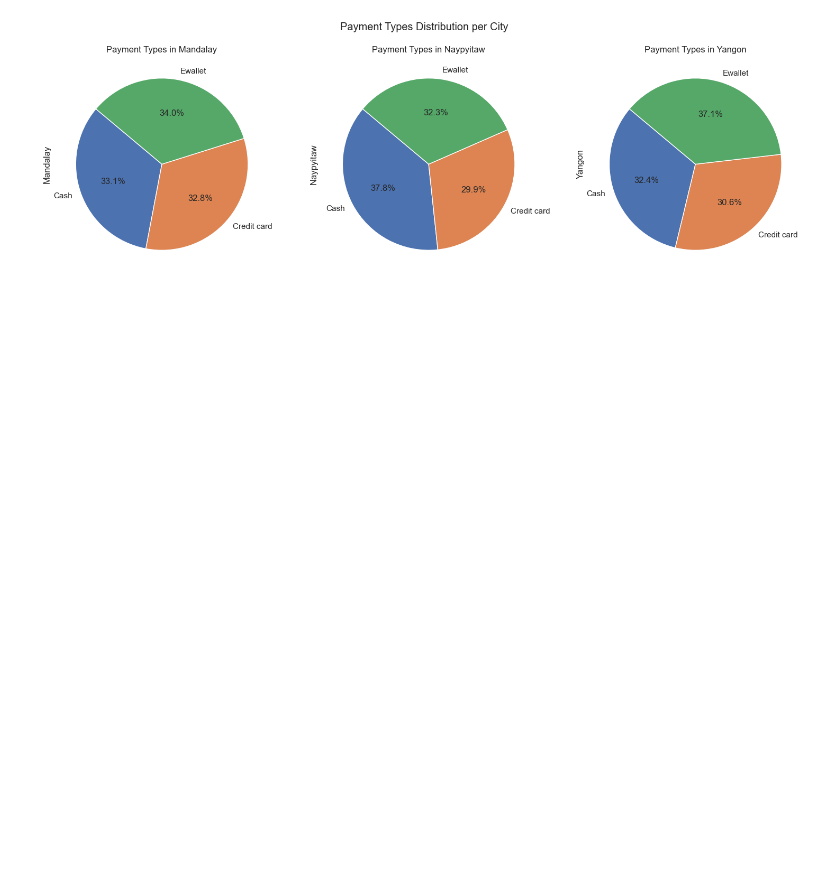
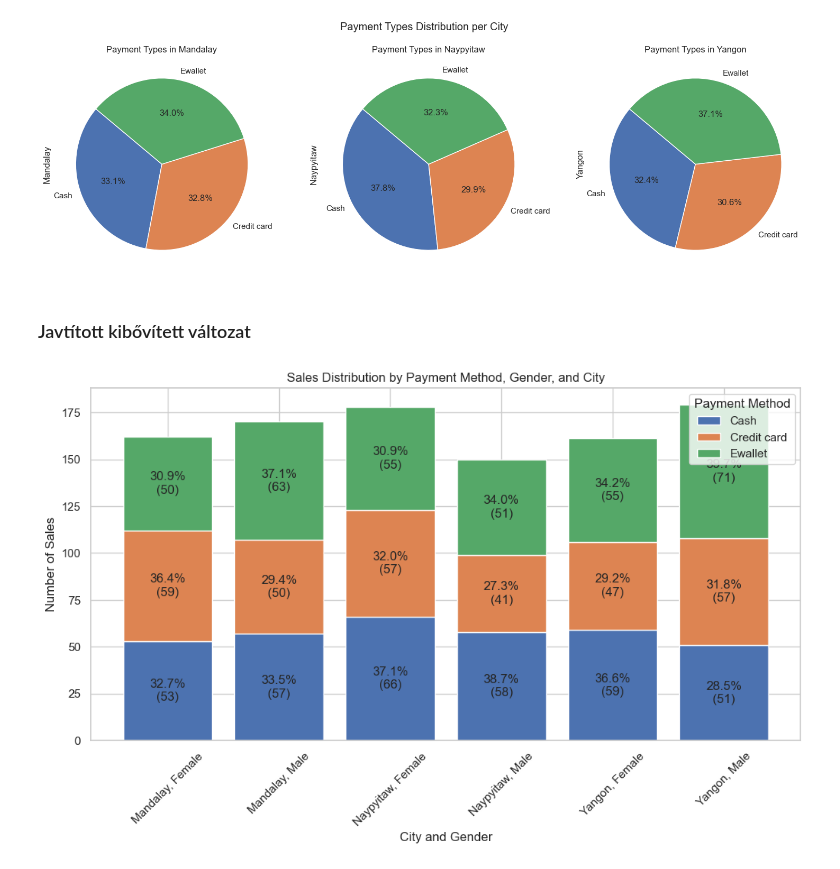
Before and after one commit to zsolt-boda/Viz_Bead, a Jupyter notebook: main.ipynb, the cells around one changed output. Cells and saved outputs as stored; diff of their text form; code cells hidden in the pictures; blank space fills up the shorter version.

```diff
--- a/main.ipynb
+++ b/main.ipynb
@@ -297,3 +293,55 @@ plt.subplots_adjust(top=0.85)  # Adjust the top padding for the suptitle
 plt.show()
 # %% [output]
 [figure]
+# %% [markdown]
+### Javtított kibővített változat
+# %%
+import pandas as pd
+import matplotlib.pyplot as plt
+
+# Load your dataset
+# data = pd.read_csv('your_dataset.csv')
+
+# Group data by City, Gender, and Payment, and count the number of sales
+grouped_data = data.groupby(['City', 'Gender', 'Payment']).size().reset_index(name='Count')
+
+# Create a new column for combined City and Gender
+grouped_data['City_Gender'] = grouped_data['City'] + ', ' + grouped_data['Gender']
+
+# Pivot the data for plotting
+pivot_data = grouped_data.pivot(index='City_Gender', columns='Payment', values='Count').fillna(0)
+
+# Calculate the total count for each city-gender combination
+total_counts = pivot_data.sum(axis=1)
+
+# Calculate percentages
+percentages = pivot_data.div(total_counts, axis=0) * 100
+
+# Plot
+fig, ax = plt.subplots(figsize=(12, 6))
+bottom = None
+for payment_method in pivot_data.columns:
+    values = pivot_data[payment_method]
+    ax.bar(pivot_data.index, values, bottom=bottom, label=payment_method)
+    bottom = values if bottom is None else bottom + values
+
+# Add value labels
+for idx, row in percentages.iterrows():
+    for i, payment_method in enumerate(row.index):
+        count = pivot_data.loc[idx, payment_method]
+        percentage = row[payment_method]
+        if count > 0:
+            y_position = pivot_data.loc[idx, :payment_method].sum() - (count / 2)
+            ax.text(idx, y_position, f'{percentage:.1f}%\n({count})', ha='center', va='center')
+
+# Set titles and labels
+ax.set_title('Sales Distribution by Payment Method, Gender, and City')
+ax.set_xlabel('City and Gender')
+ax.set_ylabel('Number of Sales')
+ax.legend(title='Payment Method')
+plt.xticks(rotation=45)
+
+# Show the plot
+plt.show()
+# %% [output]
+[figure, added]
```
Also changed, not shown: parts of 6 cells of this notebook.
